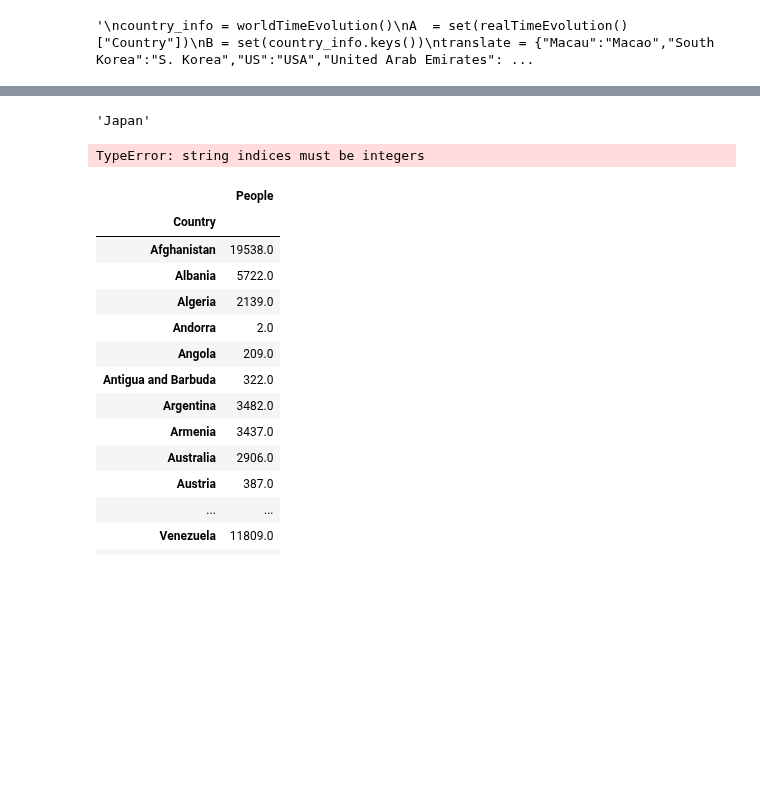
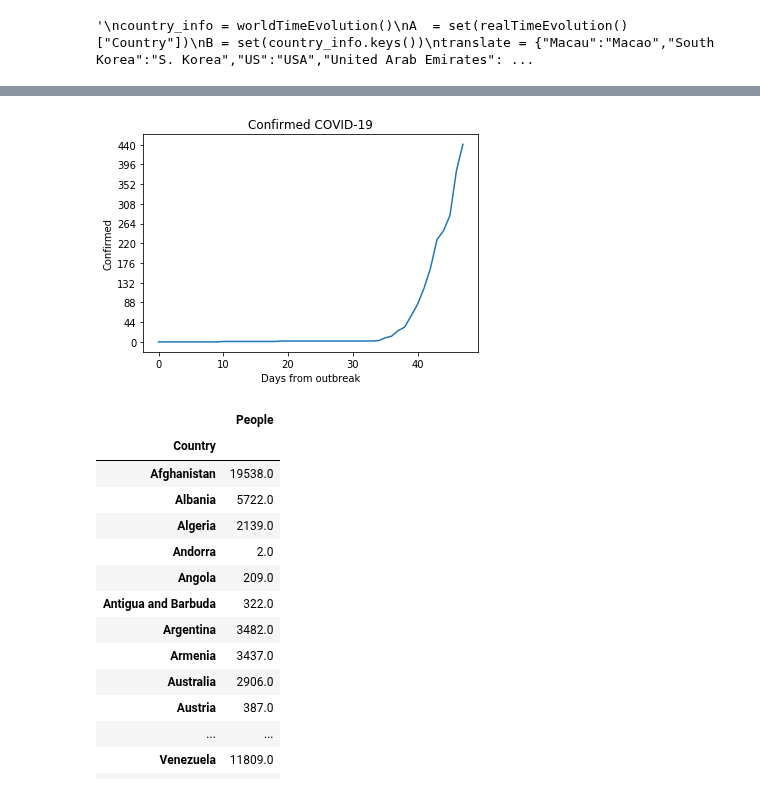
Before and after one commit to DanielGuzmanOlivares/COVID-19, a Jupyter notebook: COVID-19.ipynb, the cells around one changed output, grey strips where cells are left out. Cells and saved outputs as stored; diff of their text form; code cells hidden in the pictures; blank space fills up the shorter version.

```diff
--- a/COVID-19.ipynb
+++ b/COVID-19.ipynb
@@ -275,12 +275,11 @@ def searchCountry(country_info):
         k, v = country
         if any(country_info in s for s in v):
             return str(k)
-# %%
-searchCountry("japan").
-# %% [output]
-'Japan'
+# %%
+s = searchCountry("spain")
+s2 = "Spain"
 # %%
-graphProgression(searchCountry("japan"),"Confirmed")
+graphProgression(timeEvolution(s),"Confirmed")
 # %% [output]
-TypeError: string indices must be integers
+[figure, added]
 # %%
```
Also changed, not shown: parts of 2 cells of this notebook.
